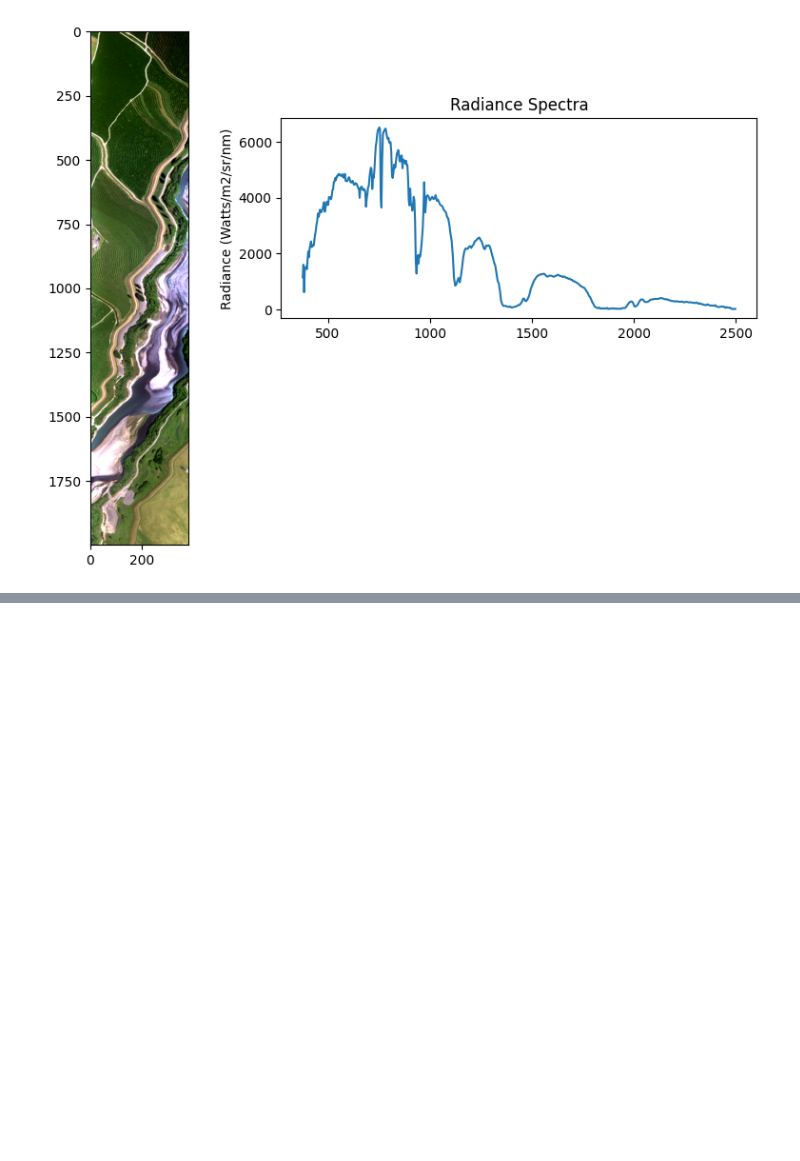
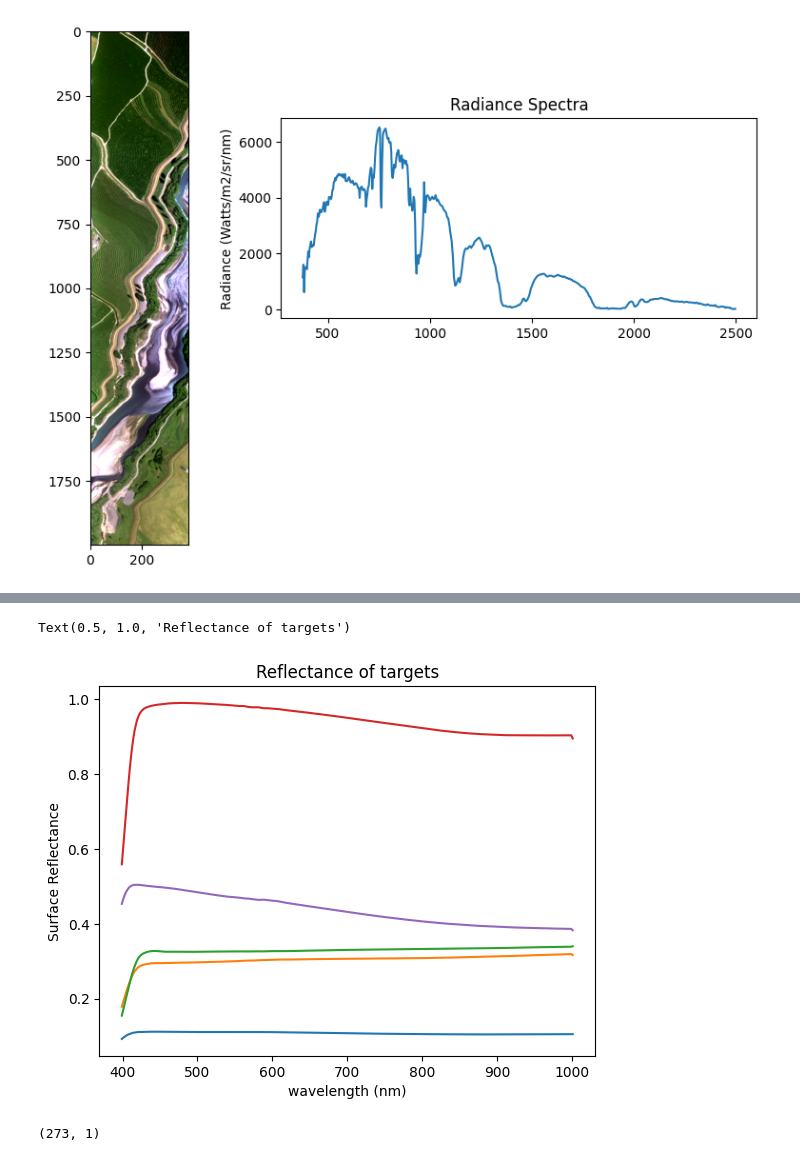
Before and after one commit to pullanagari/Manual-for-UAV-operation-in-Agricultures, a Jupyter notebook: _sources/notebooks.ipynb, the cells around one changed output, grey strips where cells are left out. Saved outputs shown, nothing was run; the diff lists cells and outputs as text; code cells hidden in the pictures; blank space fills up the shorter version.

```diff
--- a/_sources/notebooks.ipynb
+++ b/_sources/notebooks.ipynb
@@ -375,0 +439,12 @@ Text(0.5, 1.0, 'Radiance Spectra')
+# %%
+gt = pd.read_csv('hsi_data/ground_targets.csv')
+# gt = gt.T
+plt.plot(gt.iloc[:,1],gt.iloc[:,2:7])
+gt1=gt.iloc[:,2:7]
+plt.ylabel('Surface Reflectance')
+
+plt.xlabel ('wavelength (nm)')
+plt.title('Reflectance of targets')
+# %% [output]
+Text(0.5, 1.0, 'Reflectance of targets')
+[figure, added]
@@ -375,0 +493,11 @@ Text(0.5, 1.0, 'Radiance Spectra')
+# %%
+ff=[]
+output=[]
+for j in range(0,rows * cols):
+    ff=score[:,0]+r1[j,:]*score[:,1]
+    output.append(ff)
+aa=np.asarray(output)
+ab=aa.reshape(rows,cols,n_bands)
+plt.imshow(ab[:,:,100])
+# %% [output]
+(273, 1)
```
Also changed, not shown: parts of 10 cells of this notebook, 8 other files.
